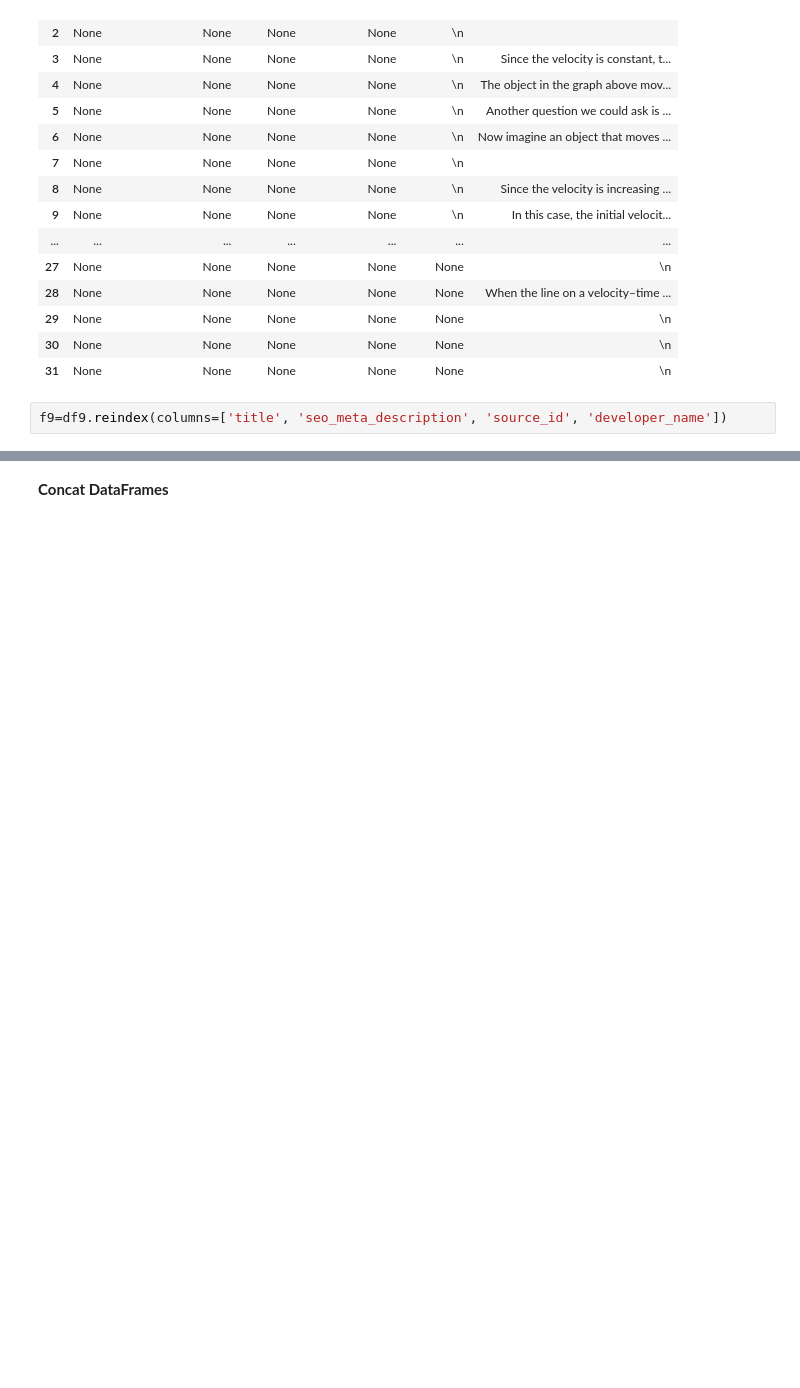
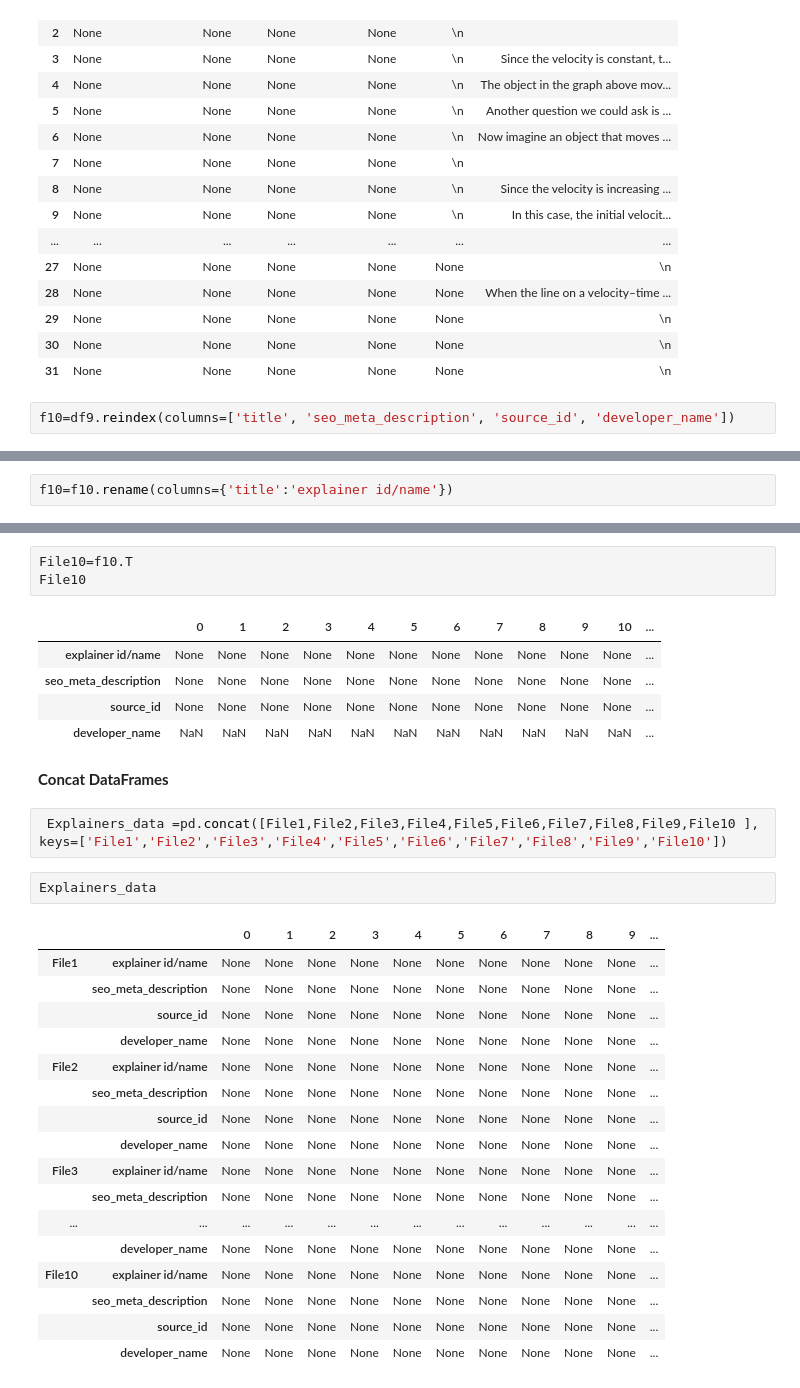
Before and after one commit to shohdy-hash/Machine-Learing-Deep-Learning-, a Jupyter notebook: RE.ipynb, the cells around one changed output, grey strips where cells are left out. Cells and saved outputs as stored; diff of their text form; blank space fills up the shorter version.

```diff
--- a/RE.ipynb
+++ b/RE.ipynb
@@ -987,4 +1117,4 @@ df9
 | 30 | None | None | None | None | None | \n |
 | 31 | None | None | None | None | None | \n |
 # %%
-f9=df9.reindex(columns=['title', 'seo_meta_description', 'source_id', 'developer_name'])
+f10=df9.reindex(columns=['title', 'seo_meta_description', 'source_id', 'developer_name'])
@@ -1010,0 +1141,2 @@ f9
+# %%
+f10=f10.rename(columns={'title':'explainer id/name'})
@@ -1011,2 +1163,33 @@ f9
+# %%
+File10=f10.T
+File10
+# %% [output]
+|  | 0 | 1 | 2 | 3 | 4 | 5 | 6 | 7 | 8 | 9 | 10 | ... |
+| explainer id/name | None | None | None | None | None | None | None | None | None | None | None | ... |
+| seo_meta_description | None | None | None | None | None | None | None | None | None | None | None | ... |
+| source_id | None | None | None | None | None | None | None | None | None | None | None | ... |
+| developer_name | NaN | NaN | NaN | NaN | NaN | NaN | NaN | NaN | NaN | NaN | NaN | ... |
 # %% [markdown]
 **Concat DataFrames**
+# %%
+ Explainers_data =pd.concat([File1,File2,File3,File4,File5,File6,File7,File8,File9,File10 ], keys=['File1','File2','File3','File4','File5','File6','File7','File8','File9','File10'])
+# %%
+Explainers_data
+# %% [output]
+|  |  | 0 | 1 | 2 | 3 | 4 | 5 | 6 | 7 | 8 | 9 | ... |
+| File1 | explainer id/name | None | None | None | None | None | None | None | None | None | None | ... |
+|  | seo_meta_description | None | None | None | None | None | None | None | None | None | None | ... |
+|  | source_id | None | None | None | None | None | None | None | None | None | None | ... |
+|  | developer_name | None | None | None | None | None | None | None | None | None | None | ... |
+| File2 | explainer id/name | None | None | None | None | None | None | None | None | None | None | ... |
+|  | seo_meta_description | None | None | None | None | None | None | None | None | None | None | ... |
+|  | source_id | None | None | None | None | None | None | None | None | None | None | ... |
+|  | developer_name | None | None | None | None | None | None | None | None | None | None | ... |
+| File3 | explainer id/name | None | None | None | None | None | None | None | None | None | None | ... |
+|  | seo_meta_description | None | None | None | None | None | None | None | None | None | None | ... |
+| ... | ... | ... | ... | ... | ... | ... | ... | ... | ... | ... | ... | ... |
+|  | developer_name | None | None | None | None | None | None | None | None | None | None | ... |
+| File10 | explainer id/name | None | None | None | None | None | None | None | None | None | None | ... |
+|  | seo_meta_description | None | None | None | None | None | None | None | None | None | None | ... |
+|  | source_id | None | None | None | None | None | None | None | None | None | None | ... |
+|  | developer_name | None | None | None | None | None | None | None | None | None | None | ... |
```
Also changed, not shown: parts of 87 cells of this notebook.
